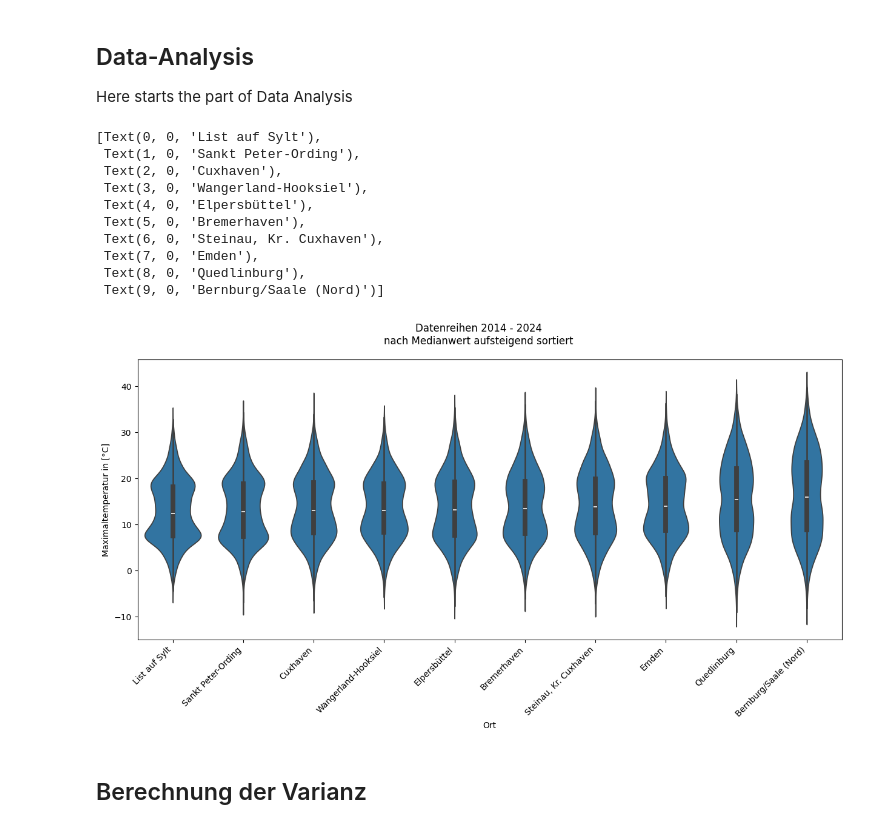
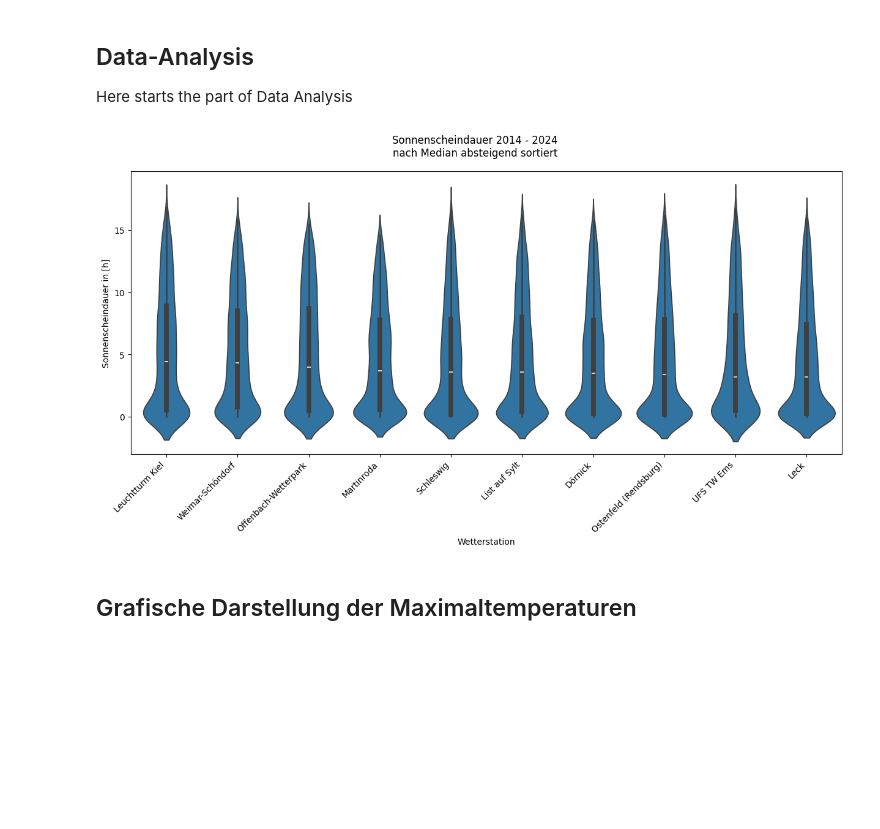
Before and after one commit to Gizmo-Labs/Statistical-Computing, a Jupyter notebook: Statistical-Computing.ipynb, the cells around one changed output. Saved outputs shown, nothing was run; the diff lists cells and outputs as text; code cells hidden in the pictures; blank space fills up the shorter version.

Commit message:
Diagramm für Sonnenscheindauer eingefügt

```diff
--- a/Statistical-Computing.ipynb
+++ b/Statistical-Computing.ipynb
@@ -259,30 +259,20 @@ Here starts the part of Data Analysis
 # %%
 import matplotlib
 import matplotlib.pyplot as plt
 import seaborn as sns
 
-plot_order = mx_df.groupby(by=['Ort'])['Wert'].median().sort_values().iloc[::1].index
+plot_order = sd_df.groupby(by=['Ort'])['Wert'].median().sort_values().iloc[::-1].index
 
 fig, ax = plt.subplots(figsize=(15,6))
-ax.set(ylabel='Maximaltemperatur in [°C]')
-fig.suptitle('Datenreihen 2014 - 2024\nnach Medianwert aufsteigend sortiert')
+ax.set(xlabel='Wetterstation', ylabel='Sonnenscheindauer in [h]')
+fig.suptitle('Sonnenscheindauer 2014 - 2024\nnach Median absteigend sortiert', fontsize=12)
 
-my_plot = sns.violinplot(data=mx_df, x="Ort", y="Wert", order=plot_order)
-my_plot.set_xticklabels(my_plot.get_xticklabels(), rotation=45,  horizontalalignment='right')
+my_plot = sns.violinplot(data=sd_df, x="Ort", y="Wert", order=plot_order)
+var = my_plot.set_xticklabels(my_plot.get_xticklabels(), rotation=45,  horizontalalignment='right')
 # %% [output]
-[Text(0, 0, 'List auf Sylt'),
- Text(1, 0, 'Sankt Peter-Ording'),
- Text(2, 0, 'Cuxhaven'),
- Text(3, 0, 'Wangerland-Hooksiel'),
- Text(4, 0, 'Elpersbüttel'),
- Text(5, 0, 'Bremerhaven'),
- Text(6, 0, 'Steinau, Kr. Cuxhaven'),
- Text(7, 0, 'Emden'),
- Text(8, 0, 'Quedlinburg'),
- Text(9, 0, 'Bernburg/Saale (Nord)')]
-[figure, old version]
+[figure, new version]
-# %% [markdown]
-## Berechnung der Varianz
+# %% [markdown]
+## Grafische Darstellung der Maximaltemperaturen
 # %%
 
 plot_order = mx_df.groupby(by=['Ort'])['Wert'].median().sort_values().iloc[::1].index
```
Also changed, not shown: parts of 1 cell of this notebook.
